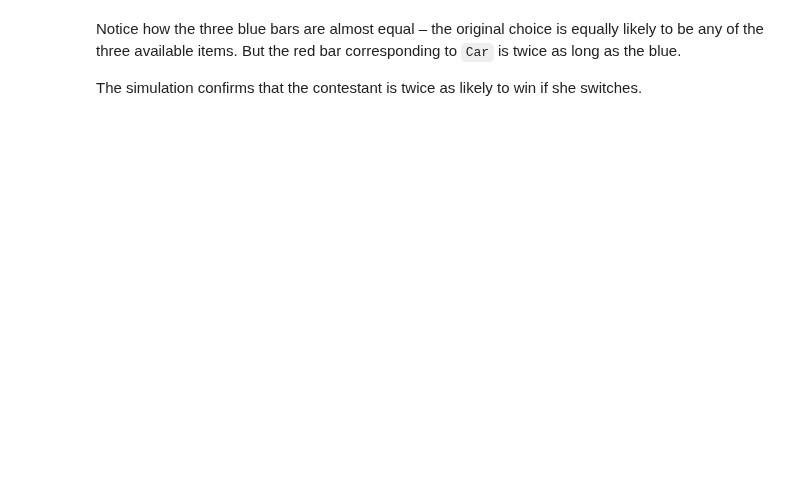
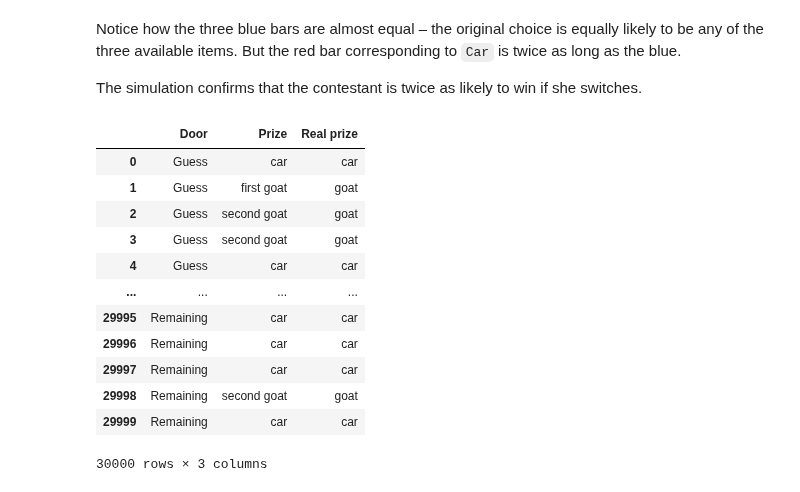
Before and after one commit to floreencia/textbook-flo, a Jupyter notebook: chapters/09/4/Monty_Hall_Problem.ipynb, the cells around one changed output. Saved outputs shown, nothing was run; the diff lists cells and outputs as text; code cells hidden in the pictures; blank space fills up the shorter version.

```diff
--- a/chapters/09/4/Monty_Hall_Problem.ipynb
+++ b/chapters/09/4/Monty_Hall_Problem.ipynb
@@ -191,3 +191,21 @@ sns.countplot(y='Prize', data=melteddf, hue='Door', hue_order=['Guess', 'Remaini
 Notice how the three blue bars are almost equal – the original choice is equally likely to be any of the three available items. But the red bar corresponding to `Car` is twice as long as the blue.
 
 The simulation confirms that the contestant is twice as likely to win if she switches.
+# %%
+prDict = {'first goat': 'goat', 'second goat': 'goat', 'car': 'car'}
+melteddf['Real prize'] = melteddf['Prize'].apply(lambda x: prDict[x])
+melteddf
+# %% [output]
+|  | Door | Prize | Real prize |
+| 0 | Guess | car | car |
+| 1 | Guess | first goat | goat |
+| 2 | Guess | second goat | goat |
+| 3 | Guess | second goat | goat |
+| 4 | Guess | car | car |
+| ... | ... | ... | ... |
+| 29995 | Remaining | car | car |
+| 29996 | Remaining | car | car |
+| 29997 | Remaining | car | car |
+| 29998 | Remaining | second goat | goat |
+| 29999 | Remaining | car | car |
+30000 rows × 3 columns
```
Also changed, not shown: parts of 16 cells of this notebook.
